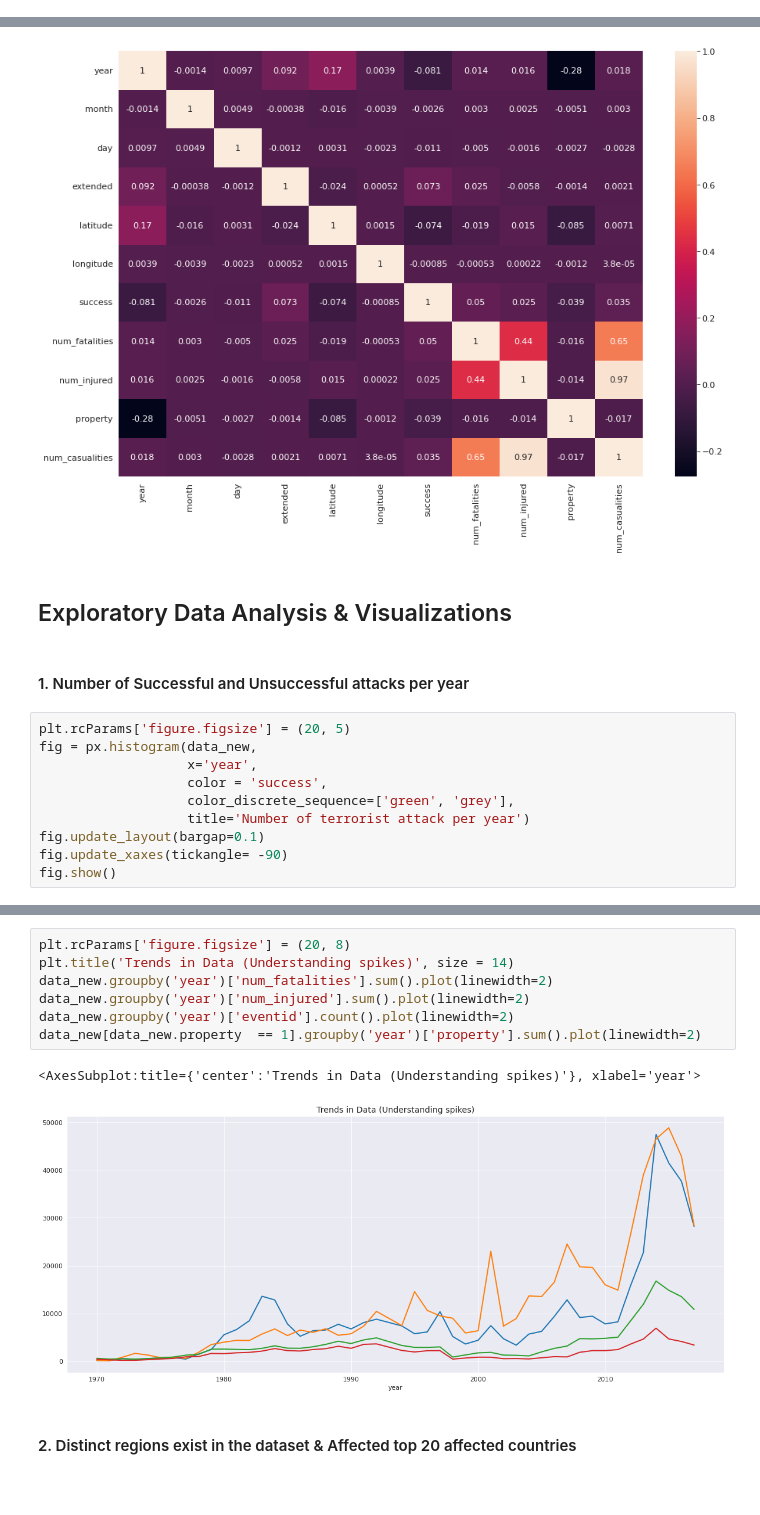
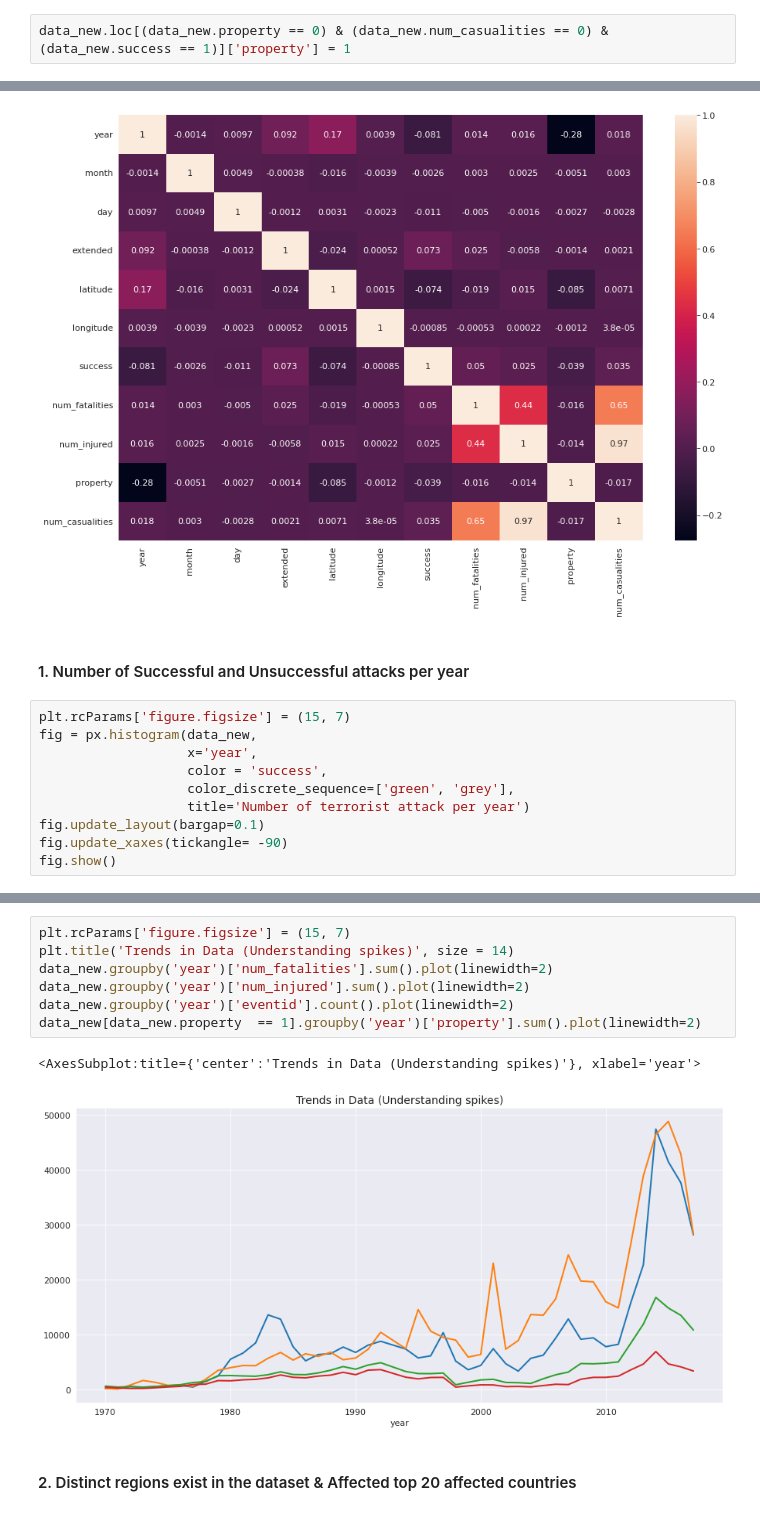
Before and after one commit to JozJozmin/GTD-, a Jupyter notebook: global-terrorism-analysis-capstone-project-ipynb.ipynb, the cells around one changed output, grey strips where cells are left out. Cells and saved outputs as stored; diff of their text form; blank space fills up the shorter version.

Commit message:
Kaggle Notebook | Global Terrorism Analysis - Capstone Project.ipynb | Version 22

```diff
--- a/global-terrorism-analysis-capstone-project-ipynb.ipynb
+++ b/global-terrorism-analysis-capstone-project-ipynb.ipynb
@@ -502,3 +570,5 @@ zero_casuality_attack['eventid'].count()
+# %%
+data_new.loc[(data_new.property == 0) & (data_new.num_casualities == 0) & (data_new.success == 1)]['property'] = 1
 # %% [markdown]
 ### Correlation Plot
 # %%
@@ -507,12 +577,10 @@ sns.heatmap(data_new.drop('eventid',axis = 1).corr(), annot= True)
 plt.show()
 # %% [output]
 [figure]
-# %% [markdown]
-## Exploratory Data Analysis & Visualizations
 # %% [markdown]
 #### 1. Number of Successful and Unsuccessful attacks per year
 # %%
-plt.rcParams['figure.figsize'] = (20, 5)
+plt.rcParams['figure.figsize'] = (15, 7)
 fig = px.histogram(data_new,
                    x='year',
                    color = 'success',
@@ -524,15 +592,15 @@ fig.show()
 # %% [output]
 [interactive output not drawn]
 # %%
-plt.rcParams['figure.figsize'] = (20, 8)
+plt.rcParams['figure.figsize'] = (15, 7)
 plt.title('Trends in Data (Understanding spikes)', size = 14)
 data_new.groupby('year')['num_fatalities'].sum().plot(linewidth=2)
 data_new.groupby('year')['num_injured'].sum().plot(linewidth=2)
 data_new.groupby('year')['eventid'].count().plot(linewidth=2)
 data_new[data_new.property  == 1].groupby('year')['property'].sum().plot(linewidth=2)
 # %% [output]
 <AxesSubplot:title={'center':'Trends in Data (Understanding spikes)'}, xlabel='year'>
-[figure, old version]
+[figure, new version]
 # %% [markdown]
 #### 2. Distinct regions exist in the dataset & Affected top 20 affected countries
 # %%
```
Also changed, not shown: parts of 25 cells of this notebook.
